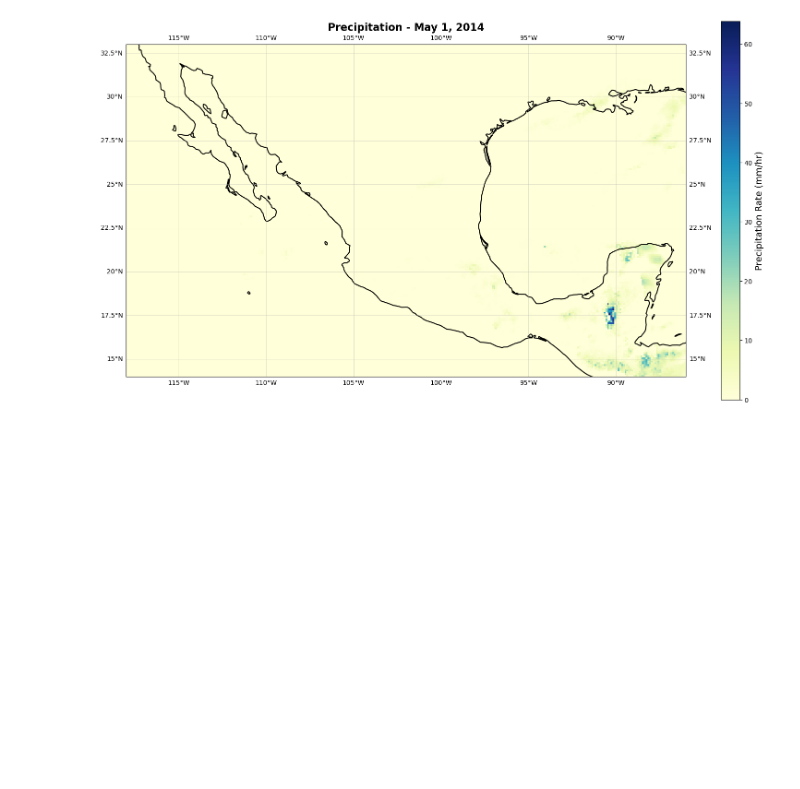
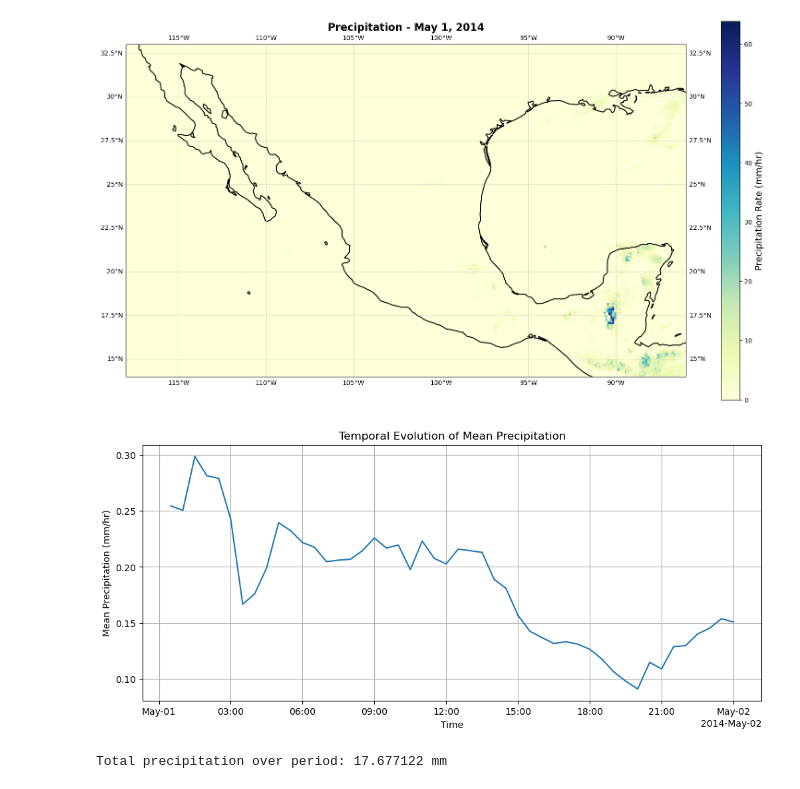
Before and after one commit to nagibe-mg/ESDP-FinalProject, a Jupyter notebook: GPM/load_IMERG-data.ipynb, the cells around one changed output. Cells and saved outputs as stored; diff of their text form; code cells hidden in the pictures; blank space fills up the shorter version.

```diff
--- a/GPM/load_IMERG-data.ipynb
+++ b/GPM/load_IMERG-data.ipynb
@@ -182,3 +182,21 @@ plt.tight_layout()
 plt.show()
 # %% [output]
 [figure]
+# %%
+# Time series of spatial mean
+time_series = ds_region['precipitation'].mean(dim=['lat', 'lon'])
+
+# Plot temporal evolution
+time_series.plot(figsize=(12, 5))
+plt.xlabel('Time')
+plt.ylabel('Mean Precipitation (mm/hr)')
+plt.title('Temporal Evolution of Mean Precipitation')
+plt.grid(True)
+plt.show()
+
+# Daily/hourly totals
+daily_total = ds_region['precipitation'].sum(dim='time')
+print("Total precipitation over period:", daily_total.mean().values, "mm")
+# %% [output]
+[figure, added]
+Total precipitation over period: 17.677122 mm
```
Also changed, not shown: parts of 1 cell of this notebook.
